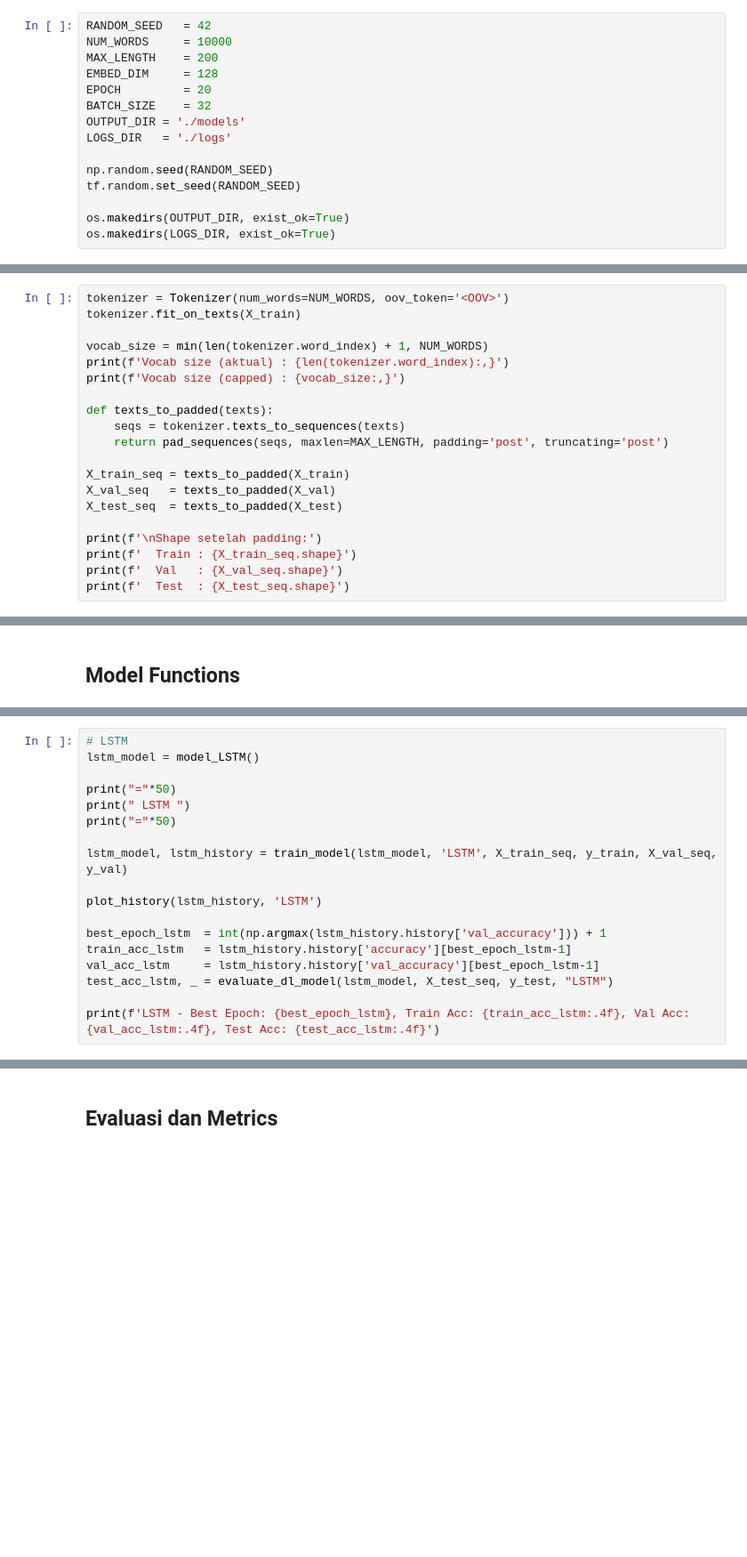
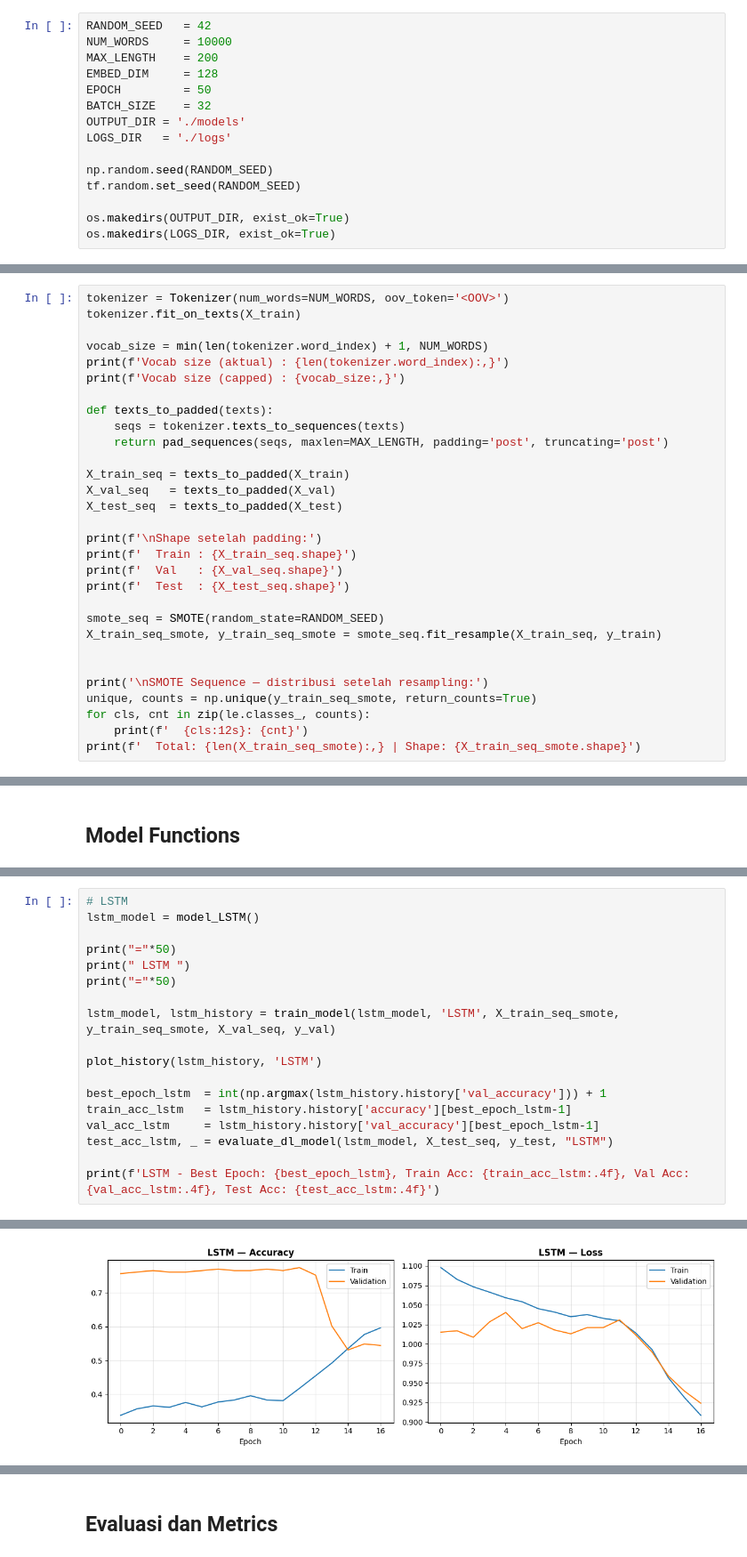
Before and after one commit to WeTeamBest/healmate_ai, a Jupyter notebook: AI/eksperimen/notebook.ipynb, the cells around one changed output, grey strips where cells are left out. Shown at 89% size. Drawn from its saved outputs; the diff is of its cells as text; blank space fills up the shorter version.

```diff
--- a/AI/eksperimen/notebook.ipynb
+++ b/AI/eksperimen/notebook.ipynb
@@ -40,7 +41,7 @@ RANDOM_SEED   = 42
 NUM_WORDS     = 10000
 MAX_LENGTH    = 200
 EMBED_DIM     = 128
-EPOCH         = 20
+EPOCH         = 50
 BATCH_SIZE    = 32
 OUTPUT_DIR = './models'
 LOGS_DIR   = './logs'
@@ -139,3 +194,13 @@ print(f'\nShape setelah padding:')
 print(f'  Train : {X_train_seq.shape}')
 print(f'  Val   : {X_val_seq.shape}')
 print(f'  Test  : {X_test_seq.shape}')
+
+smote_seq = SMOTE(random_state=RANDOM_SEED)
+X_train_seq_smote, y_train_seq_smote = smote_seq.fit_resample(X_train_seq, y_train)
+
+
+print('\nSMOTE Sequence — distribusi setelah resampling:')
+unique, counts = np.unique(y_train_seq_smote, return_counts=True)
+for cls, cnt in zip(le.classes_, counts):
+    print(f'  {cls:12s}: {cnt}')
+print(f'  Total: {len(X_train_seq_smote):,} | Shape: {X_train_seq_smote.shape}')
@@ -401,7 +584,7 @@ print("="*50)
 print(" LSTM ")
 print("="*50)
 
-lstm_model, lstm_history = train_model(lstm_model, 'LSTM', X_train_seq, y_train, X_val_seq, y_val)
+lstm_model, lstm_history = train_model(lstm_model, 'LSTM', X_train_seq_smote, y_train_seq_smote, X_val_seq, y_val)
 
 plot_history(lstm_history, 'LSTM')
 
@@ -411,3 +594,4 @@ val_acc_lstm     = lstm_history.history['val_accuracy'][best_epoch_lstm-1]
 test_acc_lstm, _ = evaluate_dl_model(lstm_model, X_test_seq, y_test, "LSTM")
 
 print(f'LSTM - Best Epoch: {best_epoch_lstm}, Train Acc: {train_acc_lstm:.4f}, Val Acc: {val_acc_lstm:.4f}, Test Acc: {test_acc_lstm:.4f}')
+# %% [output]
@@ -413,0 +615 @@ print(f'LSTM - Best Epoch: {best_epoch_lstm}, Train Acc: {train_acc_lstm:.4f}, V
+[figure, added]
```
Also changed, not shown: parts of 23 cells of this notebook, 9 other files.
